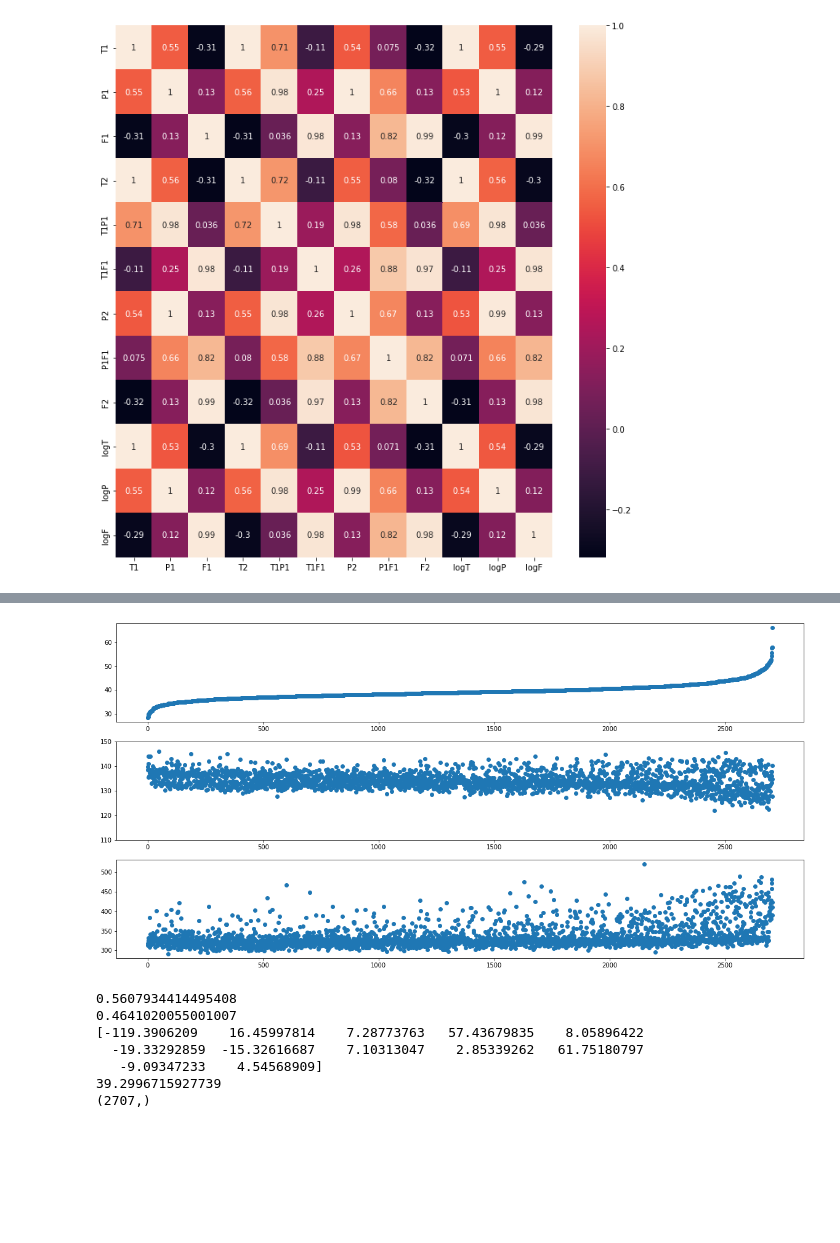
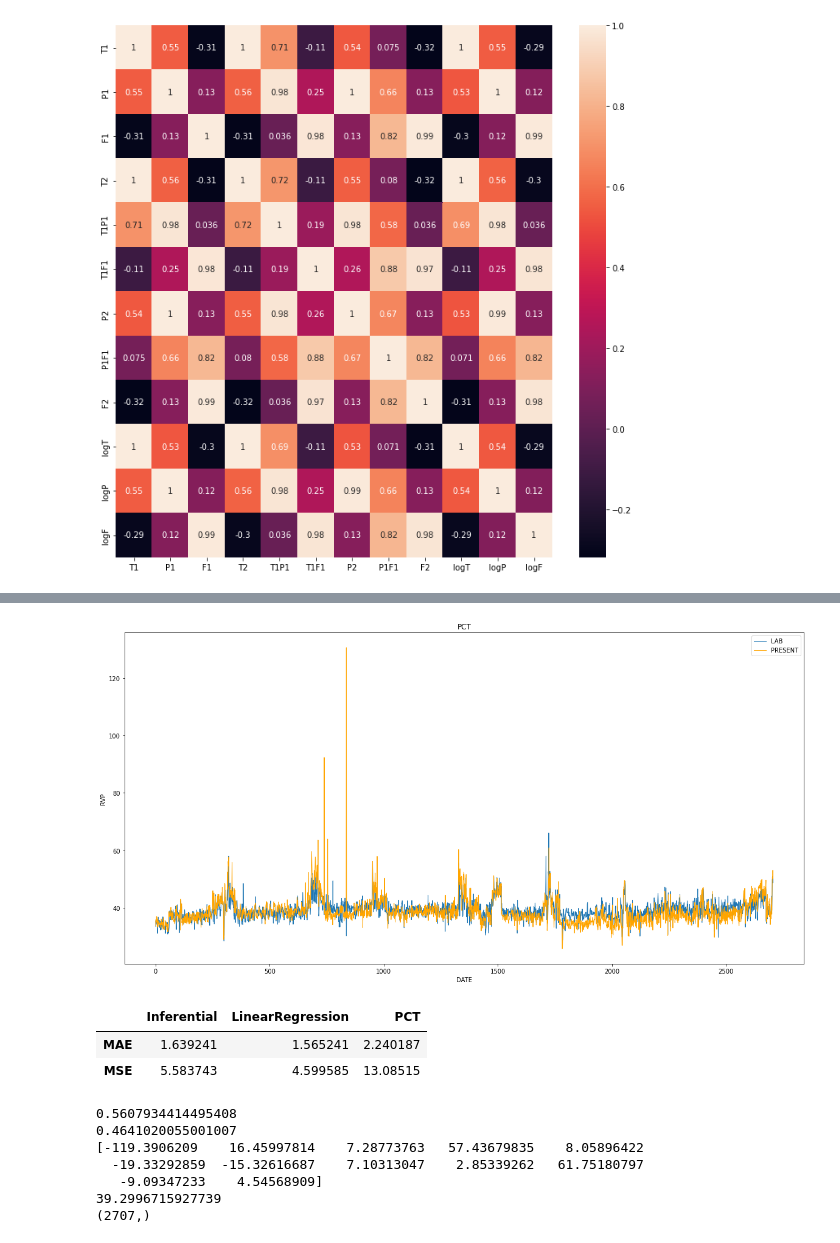
Before and after one commit to hoonzi-s/APC, a Jupyter notebook: #1 ALK - 213BTMRVP Inferential.ipynb, the cells around one changed output, grey strips where cells are left out. Drawn from its saved outputs; the diff is of its cells as text; code cells hidden in the pictures; blank space fills up the shorter version.

```diff
--- a/#1 ALK - 213BTMRVP Inferential.ipynb
+++ b/#1 ALK - 213BTMRVP Inferential.ipynb
@@ -237,13 +223,35 @@ plt.show()
-# %%
-fig, axs = plt.subplots(3, 1, figsize = (20, 10))
-
-axs[0].scatter(np.arange(length), data['RVP'])
-axs[1].scatter(np.arange(length), data['T'])
-axs[1].set_ylim([110, 150])
-axs[2].scatter(np.arange(length), data['P'])
-plt.show()
-# %% [output]
-[figure, removed]
+# %%
+pct = np.exp(51.596*(311-(data['T']+273.15)*(16052-1902*np.log((data['P']/101.325+1)))/(16052-(data['P']/101.325+1)*np.log((data['P']/101.325+1))))/(1902-(data['T']+273.15)*(16052-1902*np.log((data['P']/101.325+1)))/(16052-(data['P']/101.325+1)*np.log((data['P']/101.325+1)))))*101.325-4.50907
+plt.figure(figsize = (20, 10))
+
+plt.plot(np.arange(length), target, label = 'LAB', linewidth = 1)
+plt.plot(np.arange(length), pct, label = 'PRESENT', linewidth = 1, color = 'orange')
+plt.title('PCT')
+plt.xlabel('DATE')
+plt.ylabel('RVP')
+# plt.xlim(2000, 2710)
+# plt.grid()
+plt.legend()
+plt.show()
+# %% [output]
+[figure, added]
+# %%
+error = pd.DataFrame(index = ['MAE', 'MSE'], columns=['Inferential', 'LinearRegression', 'PCT'])
+
+error.loc['MAE']['Inferential'] = mean_absolute_error(data['RVP'], inferential)
+error.loc['MSE']['Inferential'] = mean_squared_error(data['RVP'], inferential)
+
+error.loc['MAE']['LinearRegression'] = mean_absolute_error(data['RVP'], lr_result)
+error.loc['MSE']['LinearRegression'] = mean_squared_error(data['RVP'], lr_result)
+
+error.loc['MAE']['PCT'] = mean_absolute_error(data['RVP'], pct)
+error.loc['MSE']['PCT'] = mean_squared_error(data['RVP'], pct)
+
+error
+# %% [output]
+|  | Inferential | LinearRegression | PCT |
+| MAE | 1.639241 | 1.565241 | 2.240187 |
+| MSE | 5.583743 | 4.599585 | 13.08515 |
 # %%
 ss = StandardScaler()
 ss.fit(train_input)
```
Also changed, not shown: parts of 7 cells of this notebook.
